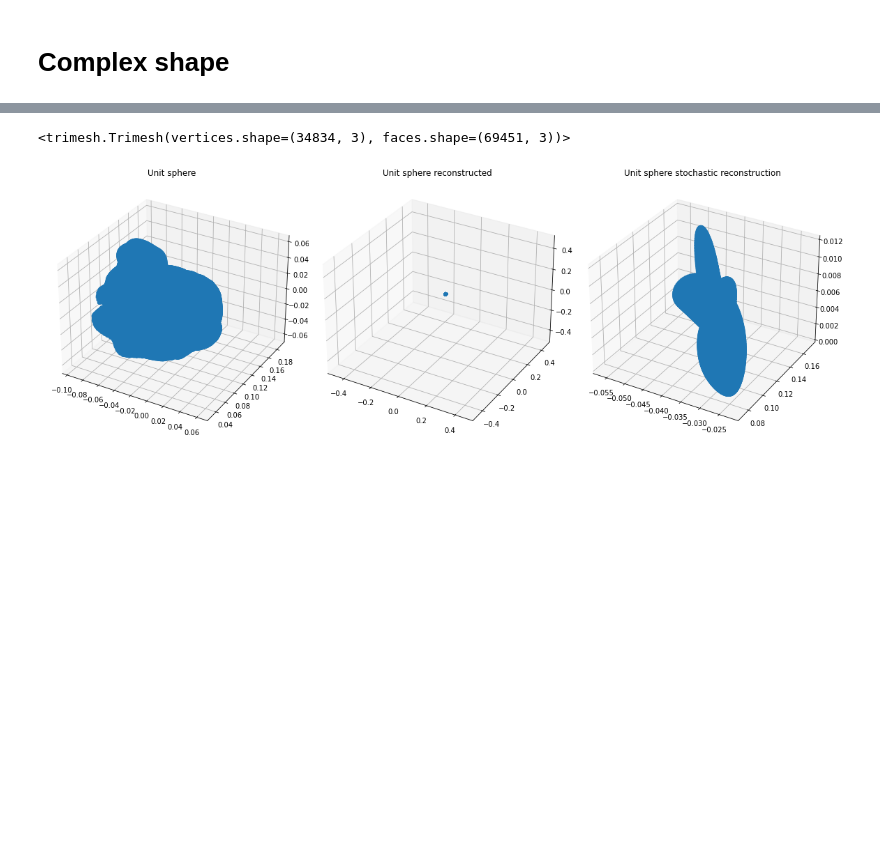
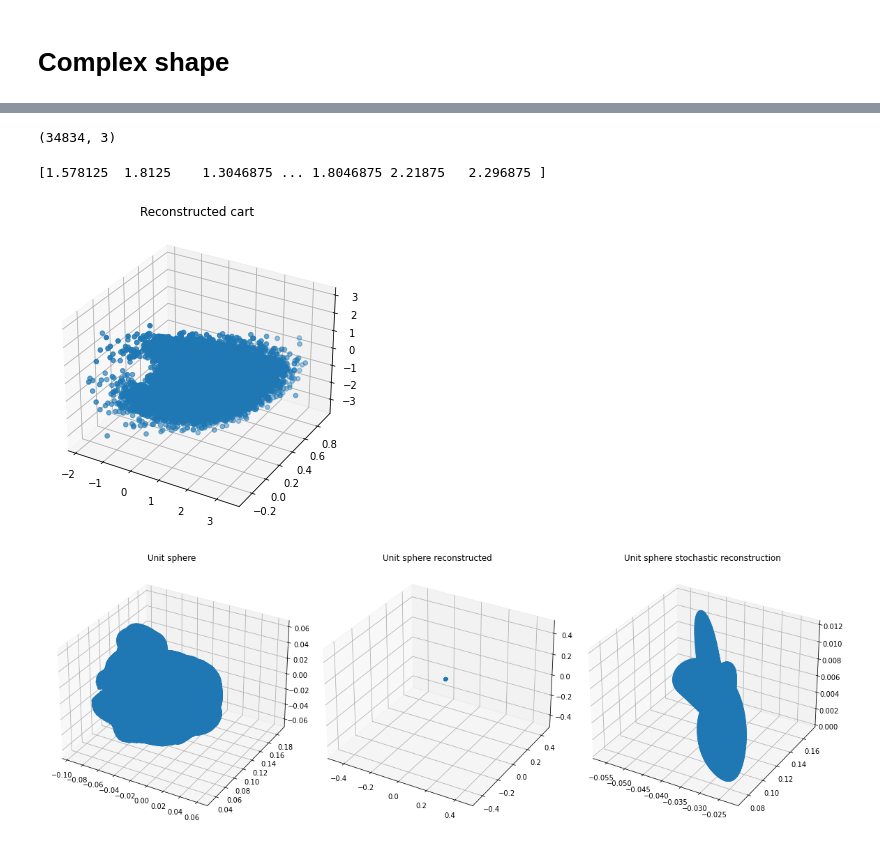
Before and after one commit to tbesnier/bm-shapes, a Jupyter notebook: examples/Spherical harmonic decompostion.ipynb, the cells around one changed output, grey strips where cells are left out. Drawn from its saved outputs; the diff is of its cells as text; code cells hidden in the pictures; blank space fills up the shorter version.

```diff
--- a/examples/Spherical harmonic decompostion.ipynb
+++ b/examples/Spherical harmonic decompostion.ipynb
@@ -596,9 +607,9 @@ V,F,Rho = get_data("../data/test_data/bunny.ply")
 
 mesh = tri.Trimesh(V,F)
 # %%
-mesh
+mesh.vertices.shape
 # %% [output]
-<trimesh.Trimesh(vertices.shape=(34834, 3), faces.shape=(69451, 3))>
+(34834, 3)
 # %%
 shape_x, shape_y, shape_z = np.array(mesh.vertices[:,0]), np.array(mesh.vertices[:,1]), np.array(mesh.vertices[:,2])
 (shape_r, shape_theta, shape_phi) = pyssht.cart_to_spherical(shape_x, shape_y, shape_z)
@@ -615,6 +626,38 @@ def my_sphere_function_phi(theta, phi):
 sphere = tri.creation.uv_sphere(count=[128, 128])
 x, y ,z = np.array(sphere.vertices[:,0]), np.array(sphere.vertices[:,1]), np.array(sphere.vertices[:,2])
 (r, theta, phi) = pyssht.cart_to_spherical(x, y, z)
+# %%
+import pyshtools as pysh
+import numpy as np
+
+lat = np.linspace(0, np.pi, mesh.vertices.shape[0])
+lon = np.linspace(0, 2*np.pi, mesh.vertices.shape[0])
+lmax = 50
+
+theta_coeffs = pysh.expand.SHExpandLSQ(d=shape_theta, lat=lat, lon=lon, lmax=lmax)
+phi_coeffs = pysh.expand.SHExpandLSQ(d=shape_phi, lat=lat, lon=lon, lmax=lmax)
+r_coeffs = pysh.expand.SHExpandLSQ(d=shape_r, lat=lat, lon=lon, lmax=lmax)
+# %%
+x_recon = pysh.expand.MakeGridPoint(theta_coeffs[0], lat=lat, lon=lon)
+y_recon = pysh.expand.MakeGridPoint(phi_coeffs[0], lat=lat, lon=lon)
+z_recon = pysh.expand.MakeGridPoint(r_coeffs[0], lat=lat, lon=lon)
+
+print(x_recon)
+# %% [output]
+[1.578125  1.8125    1.3046875 ... 1.8046875 2.21875   2.296875 ]
+# %%
+(x, y, z) = pyssht.spherical_to_cart(x_recon, y_recon, z_recon)
+# %%
+def plot_coords(x_coords: np.array, y_coords: np.array, z_coords: np.array, title: str = "Coords"):
+    fig = plt.figure(figsize=(12,12))
+    ax = fig.add_subplot(121, projection='3d')
+    ax.scatter(x_coords, y_coords, z_coords)
+    ax.set_title(title)
+    plt.show()
+
+plot_coords(x, y, z, title="Reconstructed cart")
+# %% [output]
+[figure, added]
 # %%
 my_basis = SphHarmBasis(n_coeffs=20)
 
```
Also changed, not shown: parts of 9 cells of this notebook, 2 other files.
